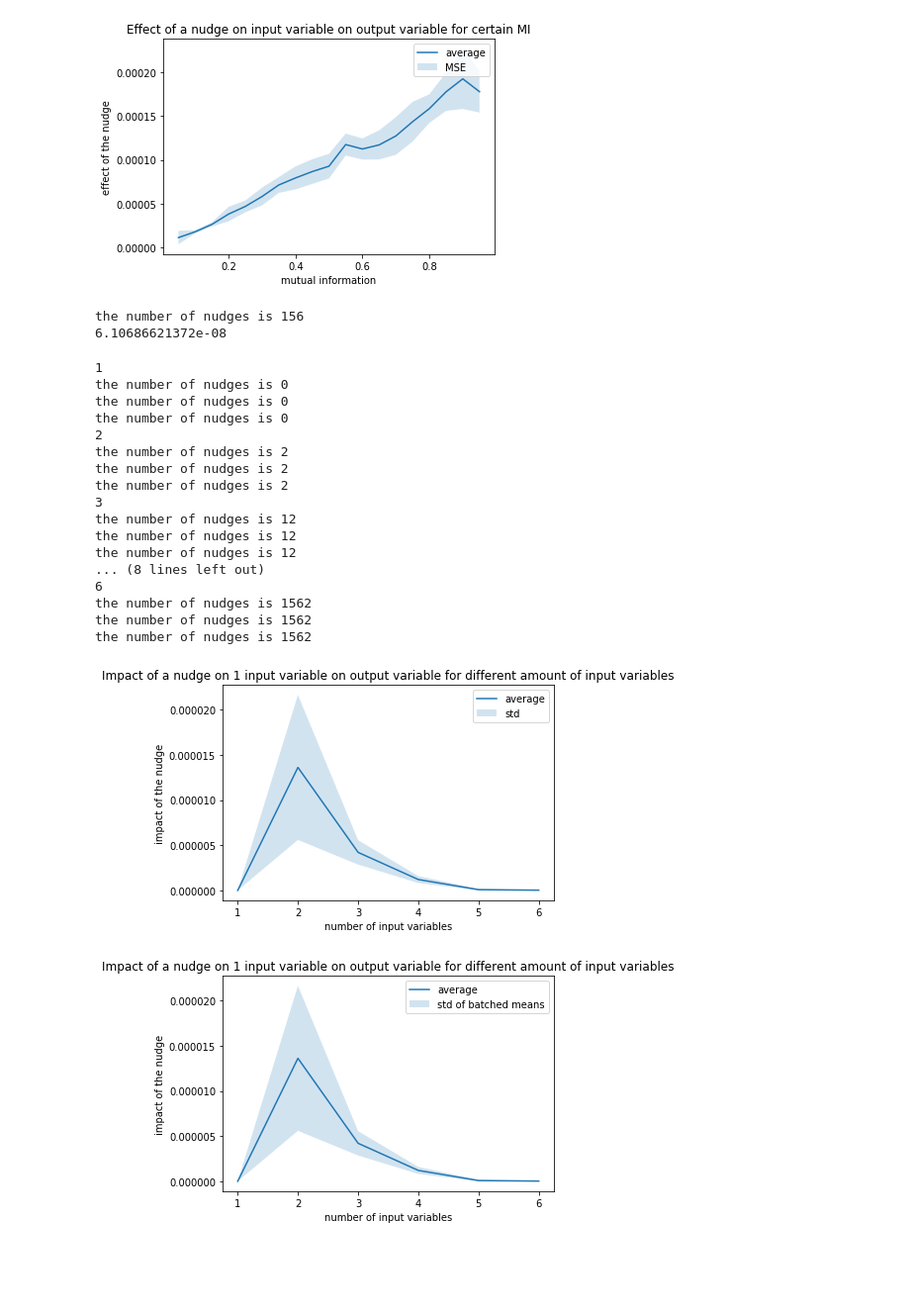
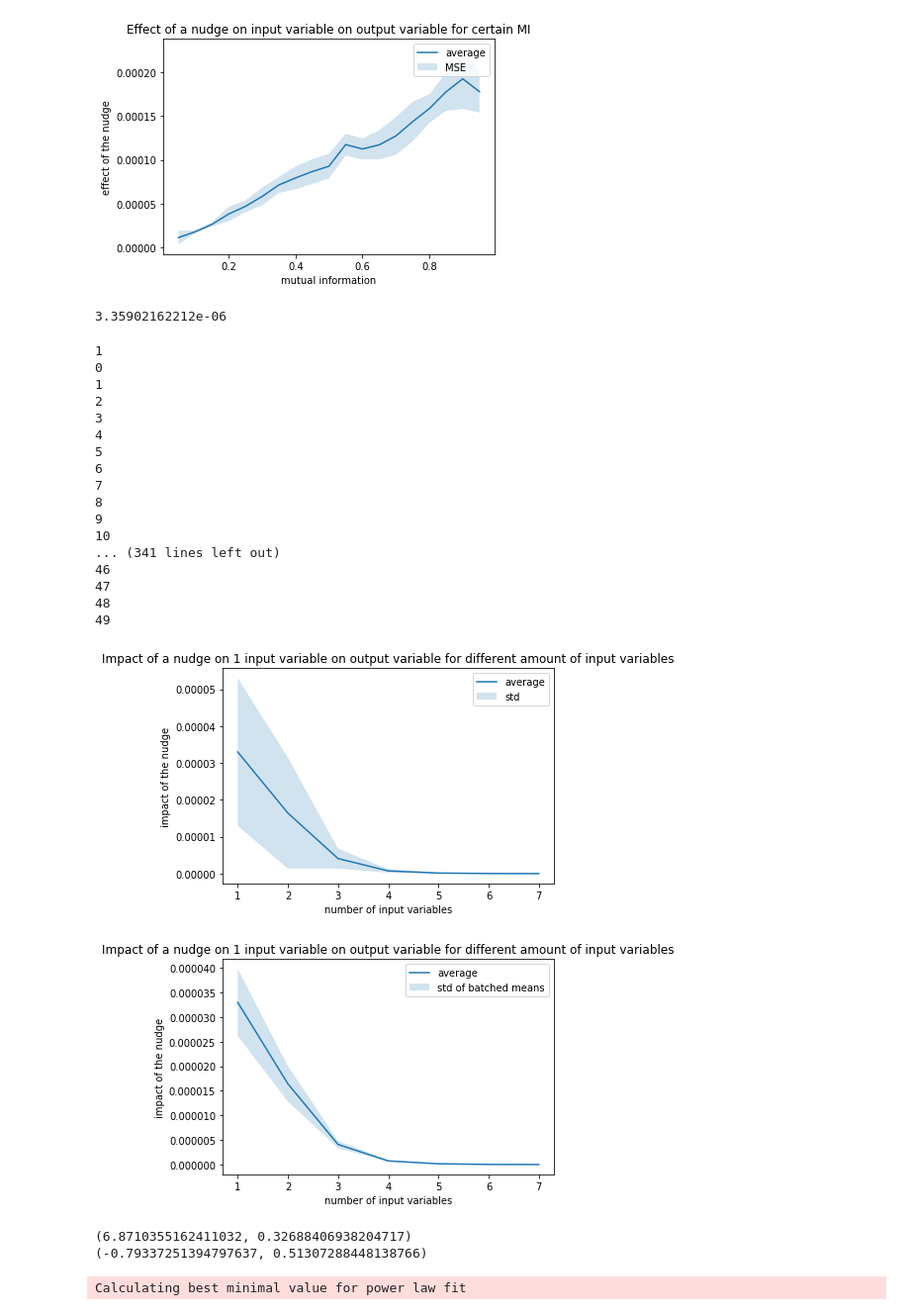
Before and after one commit to cjidboon94/master_thesis, a Jupyter notebook: tryout_nudge.ipynb, the cells around one changed output. Shown at 99% size. Cells and saved outputs as stored; diff of their text form; code cells hidden in the pictures; blank space fills up the shorter version.

Commit message:
cleaned up code and streamlined function to assess impact of nudge on multiple variables

```diff
--- a/tryout_nudge.ipynb
+++ b/tryout_nudge.ipynb
@@ -419,9 +426,9 @@ def calculate_nudge_impact(number_of_variables, number_of_states, total_nudge_si
 
     """
     total_number_of_states = number_of_states**number_of_variables
-    max_local_nudge = 0.1/total_number_of_states
-    number_of_nudges = int(total_nudge_size/max_local_nudge)
-    print("the number of nudges is {}".format(number_of_nudges))
+    max_local_nudge = min(total_nudge_size, 0.1/total_number_of_states)
+    number_of_nudges = max(int(total_nudge_size/max_local_nudge), 1)
+    #print("the number of nudges is {}".format(number_of_nudges))
 
     pdf = JointProbabilityMatrix(number_of_variables+1, number_of_states, 'random')
     distribution = ProbabilityArray(pdf.joint_probabilities.joint_probabilities)
@@ -435,23 +442,23 @@ def calculate_nudge_impact(number_of_variables, number_of_states, total_nudge_si
     return impact_nudge_causal_output(distribution, function_labels,
                                       new_input_distribution)
 
-number_of_variables = 5
+number_of_variables = 1
 NUMBER_OF_STATES = 5
 TOTAL_NUDGE_SIZE = 0.005
 nudge_impact = calculate_nudge_impact(number_of_variables, NUMBER_OF_STATES, TOTAL_NUDGE_SIZE)
 print(nudge_impact)
 # %% [output]
-the number of nudges is 156
-6.10686621372e-08
+3.35902162212e-06
 # %%
-MAX_NUMBER_OF_VARIABLES, NUMBER_OF_STATES, TOTAL_NUDGE_SIZE = 7, 5, 0.01
-NUMBER_OF_SAMPLES = 3
+MAX_NUMBER_OF_VARIABLES, NUMBER_OF_STATES, TOTAL_NUDGE_SIZE = 8, 5, 0.01
+NUMBER_OF_SAMPLES = 50
 impact_nudge_dict = {}
 
 for number_of_variables in range(1, MAX_NUMBER_OF_VARIABLES, 1):
     print(number_of_variables)
     impact_nudges = []
-    for _ in range(NUMBER_OF_SAMPLES):
+    for i in range(NUMBER_OF_SAMPLES):
+        print(i)
         impact_nudges.append(
             calculate_nudge_impact(number_of_variables,
                                    NUMBER_OF_STATES,
@@ -465,42 +472,49 @@ for number_of_variables in range(1, MAX_NUMBER_OF_VARIABLES, 1):
 #print(impact_nudge_dict)
 # %% [output]
 1
-the number of nudges is 0
-the number of nudges is 0
-the number of nudges is 0
+0
+1
 2
-the number of nudges is 2
-the number of nudges is 2
-the number of nudges is 2
 3
-the number of nudges is 12
-the number of nudges is 12
-the number of nudges is 12
-... (8 lines left out)
+4
+5
 6
-the number of nudges is 1562
-the number of nudges is 1562
-the number of nudges is 1562
+7
+8
+9
+10
+... (341 lines left out)
+46
+47
+48
+49
 # %%
 variable_range, mean_impact_nudge, std_impact_nudge, batches_std = (
-    find_mean_std_mse(impact_nudge_dict, 1)
+    find_mean_std_mse(impact_nudge_dict, 10)
 )
 
 xlabel = "number of input variables"
 ylabel = "impact of the nudge"
 title = "Impact of a nudge on 1 input variable on output variable for different amount of input variables"
 plotting.plot_mean_and_confidence(
     variable_range, mean_impact_nudge, std_impact_nudge,
     "std", xlabel, ylabel, title
 )
 
 plotting.plot_mean_and_confidence(
     variable_range, mean_impact_nudge, batches_std,
     "std of batched means", xlabel, ylabel, title
 )
+
+fit = powerlaw.Fit(mean_impact_nudge)
+print(fit.distribution_compare("power_law", "exponential"))
+print(fit.distribution_compare("power_law", "lognormal"))
 # %% [output]
-[figure, old version]
+[figure, new version]
-[figure, old version]
+[figure, new version]
+(6.8710355162411032, 0.32688406938204717)
+(-0.79337251394797637, 0.51307288448138766)
+Calculating best minimal value for power law fit
 # %%
 NUMBER_OF_STATES, MAX_NUMBER_OF_VARIABLES NUDGE_SIZE = 6, 0.01
 mutual_information_sizes = np.arange(0.05, 1, 0.05)
```
Also changed, not shown: parts of 5 cells of this notebook.
